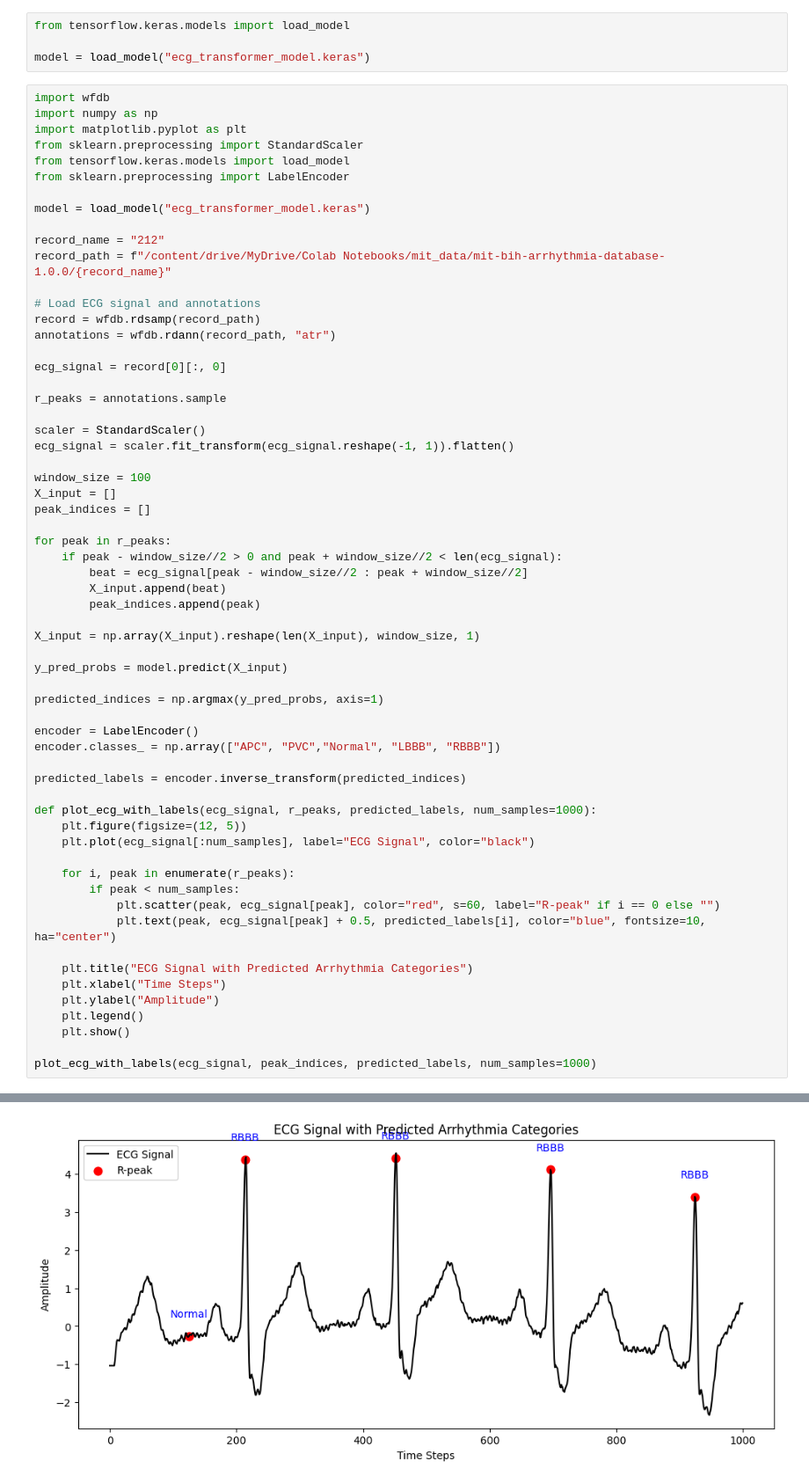
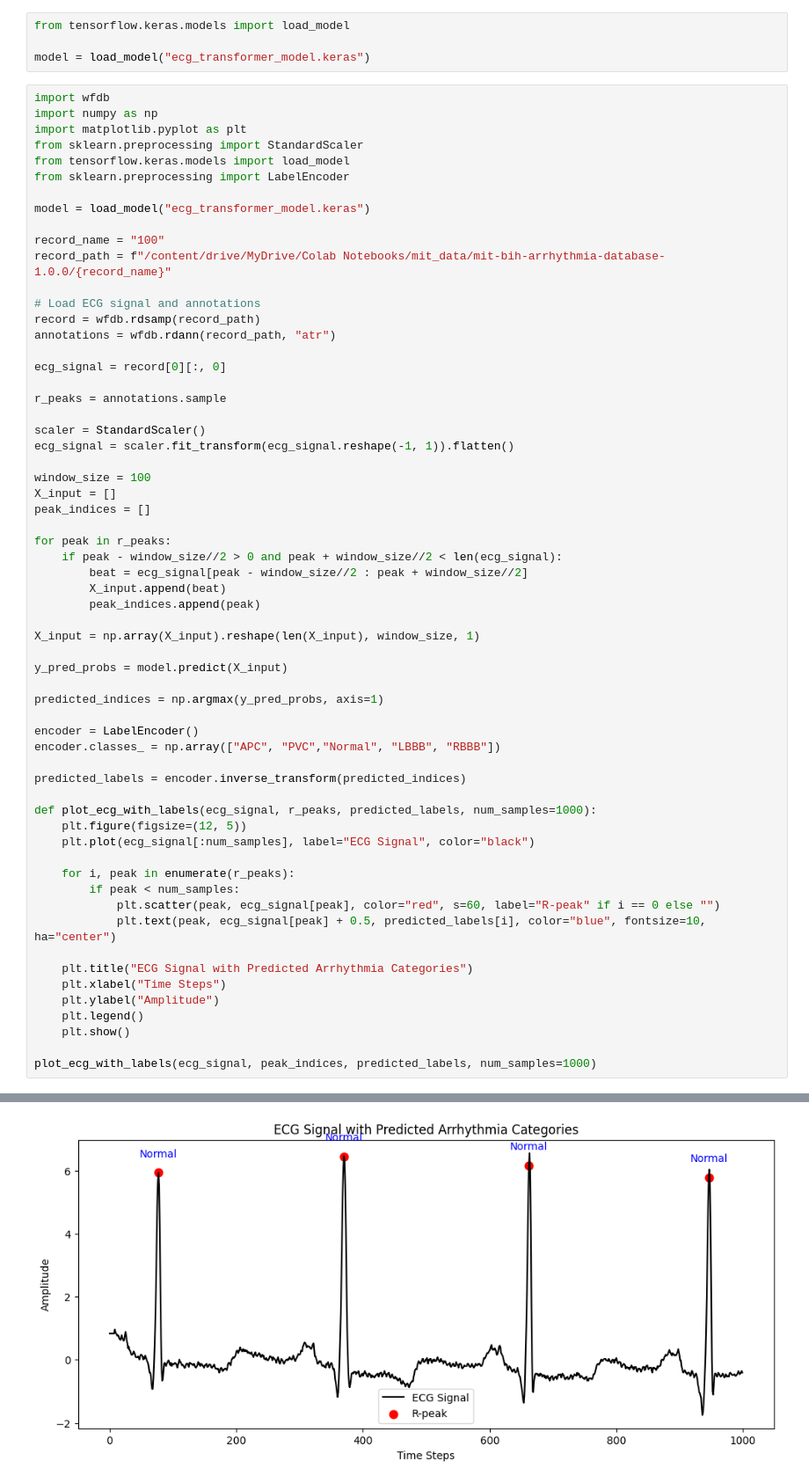
Before and after one commit to Mugundankalyan/assistance_system_for_heart_patients, a Jupyter notebook: dl1.ipynb, the cells around one changed output, grey strips where cells are left out. Shown: that part at 88% size. Drawn from its saved outputs; the diff is of its cells as text.

```diff
--- a/dl1.ipynb
+++ b/dl1.ipynb
@@ -175,7 +213,7 @@ from sklearn.preprocessing import LabelEncoder
 
 model = load_model("ecg_transformer_model.keras")
 
-record_name = "212"
+record_name = "100"
 record_path = f"/content/drive/MyDrive/Colab Notebooks/mit_data/mit-bih-arrhythmia-database-1.0.0/{record_name}"
 
 # Load ECG signal and annotations
@@ -231 +269 @@ plot_ecg_with_labels(ecg_signal, peak_indices, predicted_labels, num_samples=100
-[figure, old version]
+[figure, new version]
```
Also changed, not shown: parts of 6 cells of this notebook.
